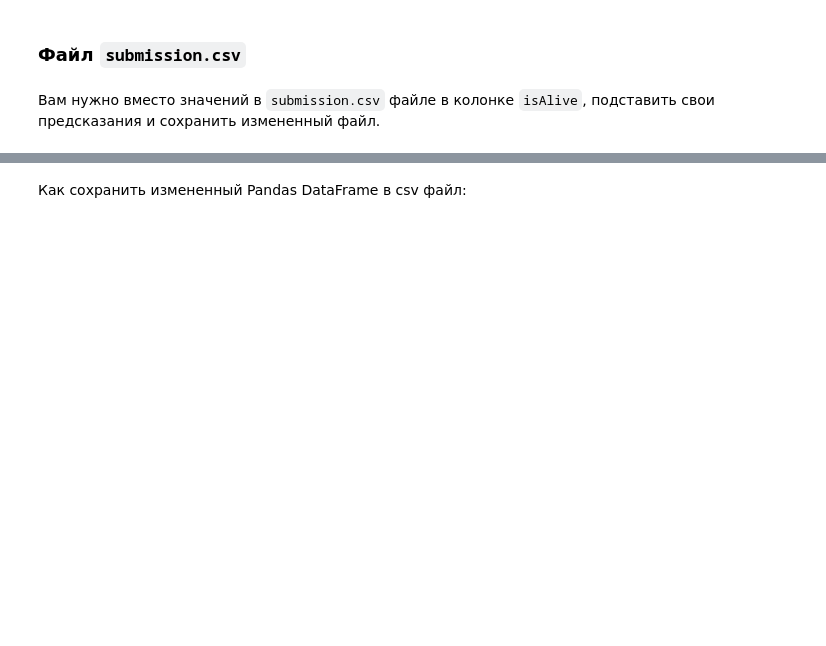
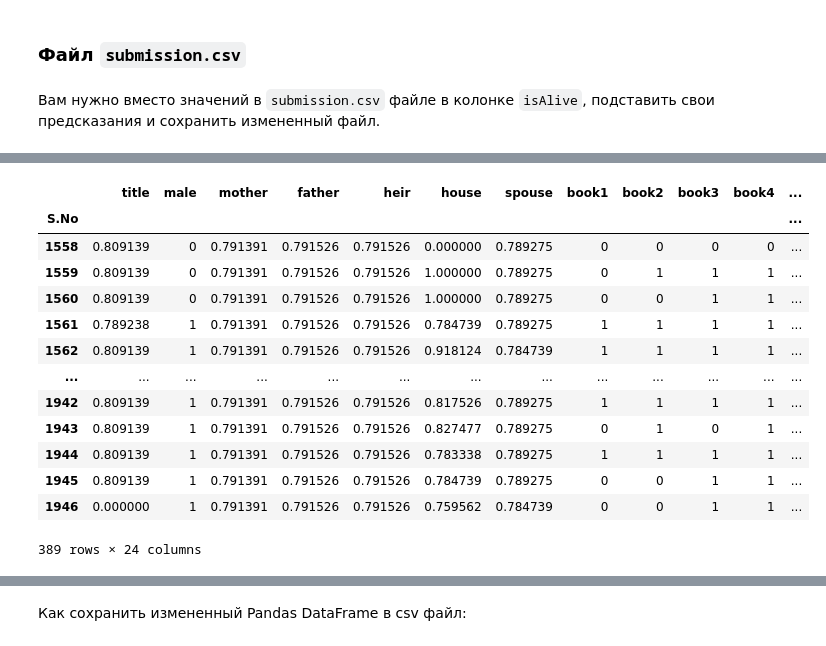
Before and after one commit to TheSunlitMan/Concrete-Compressive-Strenght-Prediction, a Jupyter notebook: week_01_ml_intro/Homework/hw_1_game_of_thrones.ipynb, the cells around one changed output, grey strips where cells are left out. Drawn from its saved outputs; the diff is of its cells as text; code cells hidden in the pictures; blank space fills up the shorter version.

```diff
--- a/week_01_ml_intro/Homework/hw_1_game_of_thrones.ipynb
+++ b/week_01_ml_intro/Homework/hw_1_game_of_thrones.ipynb
@@ -833,2 +833,37 @@ data_test.loc[1685, 'dateOfBirth'] = 278.
+# %%
+# Исправление ошибок в тестовых данных
+
+# Строка 1685: исправляем dateOfBirth и age
+data_test.loc[1685, 'dateOfBirth'] = 278.
+data_test.loc[1685, 'age'] = 0.
+
+# Строка 1869: исправляем dateOfBirth и age
+data_test.loc[1869, 'dateOfBirth'] = 299.
+data_test.loc[1869, 'age'] = 0.
 # %% [markdown]
 Преобразуйте признаки в тестовом датасете по тому же пайплайну, как вы преобразовывали обучающие данные. Примените вашу лучшую модель на тестовом датасете для получения прогноза целевой переменной `isAlive`
+# %%
+categorical_feautures.remove("culture")
+# %%
+data_test['popularity'] = np.log10(data_test["popularity"] * 100 + 1)
+data_test["boolDeadRelations"] = (data_test['numDeadRelations'] > 0).astype(int)
+data_test['age_value'] = data_test['age'].copy()
+data_test['age_no_data'] = data_test['age'].apply(lambda x: 1 if np.isnan(x) else 0)
+data_test['culture_grouped'] = data_test['culture'].str.lower().map(cultures_grouped_inverted)
+data_test["culture_grouped"] = data_test['culture_grouped'].fillna('culture_no_data')
+
+data_test["isAliveMother"] = data_test['isAliveMother'].fillna(-1)
+data_test["isAliveFather"] = data_test['isAliveFather'].fillna(-1)
+data_test["isAliveHeir"] = data_test['isAliveHeir'].fillna(-1)
+data_test["isAliveSpouse"] = data_test['isAliveSpouse'].fillna(-1)
+data_test["age_value"] = data_test["age_value"].fillna(-1)
+
+data_test['title'] = data_test['title'].fillna('Unknown')
+data_test['mother'] = data_test['mother'].fillna('Unknown')
+data_test['father'] = data_test['father'].fillna('Unknown')
+data_test['heir'] = data_test['heir'].fillna('Unknown')
+data_test['house'] = data_test['house'].fillna('Unknown')
+data_test['spouse'] = data_test['spouse'].fillna('Unknown')
+
+data_test.drop(columns=["culture"], inplace=True)
+data_test[categorical_feautures] = encoder.transform(data_test[categorical_feautures])
@@ -834,0 +891,2 @@ data_test.loc[1685, 'dateOfBirth'] = 278.
+# %%
+X_test = data_test.drop(columns=['name', 'dateOfBirth', 'age'])
@@ -844,0 +930,17 @@ submission
+# %%
+X_test
+# %% [output]
+|  | title | male | mother | father | heir | house | spouse | book1 | book2 | book3 | book4 | ... |
+| S.No |  |  |  |  |  |  |  |  |  |  |  | ... |
+| 1558 | 0.809139 | 0 | 0.791391 | 0.791526 | 0.791526 | 0.000000 | 0.789275 | 0 | 0 | 0 | 0 | ... |
+| 1559 | 0.809139 | 0 | 0.791391 | 0.791526 | 0.791526 | 1.000000 | 0.789275 | 0 | 1 | 1 | 1 | ... |
+| 1560 | 0.809139 | 0 | 0.791391 | 0.791526 | 0.791526 | 1.000000 | 0.789275 | 0 | 0 | 1 | 1 | ... |
+| 1561 | 0.789238 | 1 | 0.791391 | 0.791526 | 0.791526 | 0.784739 | 0.789275 | 1 | 1 | 1 | 1 | ... |
+| 1562 | 0.809139 | 1 | 0.791391 | 0.791526 | 0.791526 | 0.918124 | 0.784739 | 1 | 1 | 1 | 1 | ... |
+| ... | ... | ... | ... | ... | ... | ... | ... | ... | ... | ... | ... | ... |
+| 1942 | 0.809139 | 1 | 0.791391 | 0.791526 | 0.791526 | 0.817526 | 0.789275 | 1 | 1 | 1 | 1 | ... |
+| 1943 | 0.809139 | 1 | 0.791391 | 0.791526 | 0.791526 | 0.827477 | 0.789275 | 0 | 1 | 0 | 1 | ... |
+| 1944 | 0.809139 | 1 | 0.791391 | 0.791526 | 0.791526 | 0.783338 | 0.789275 | 1 | 1 | 1 | 1 | ... |
+| 1945 | 0.809139 | 1 | 0.791391 | 0.791526 | 0.791526 | 0.784739 | 0.789275 | 0 | 0 | 1 | 1 | ... |
+| 1946 | 0.000000 | 1 | 0.791391 | 0.791526 | 0.791526 | 0.759562 | 0.784739 | 0 | 0 | 1 | 1 | ... |
+389 rows × 24 columns
```
Also changed, not shown: parts of 16 cells of this notebook.
